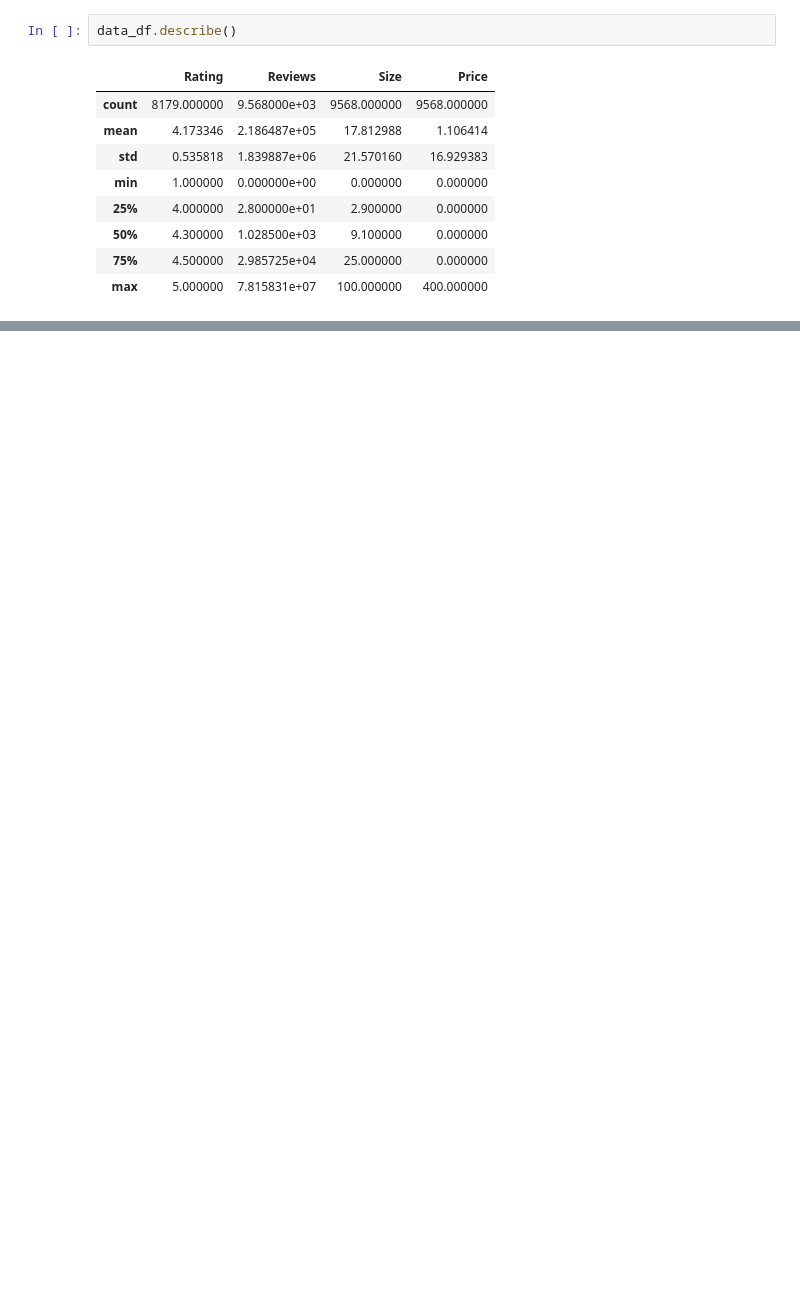
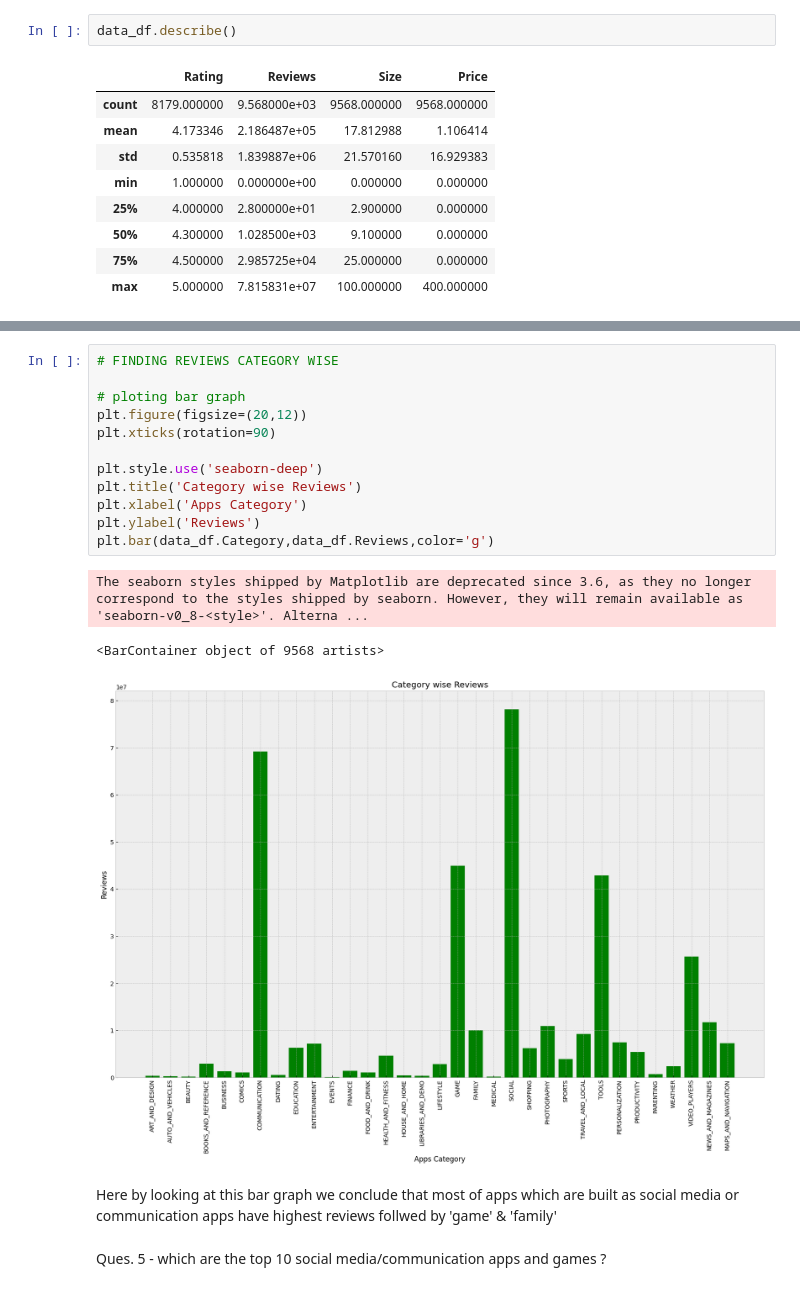
Before and after one commit to pravin2072/Play_store_app, a Jupyter notebook: 13_4_23_Play_store.ipynb, the cells around one changed output, grey strips where cells are left out. Drawn from its saved outputs; the diff is of its cells as text; blank space fills up the shorter version.

```diff
--- a/13_4_23_Play_store.ipynb
+++ b/13_4_23_Play_store.ipynb
@@ -300,0 +518,20 @@ data_df.describe()
+# %%
+# FINDING REVIEWS CATEGORY WISE
+
+# ploting bar graph
+plt.figure(figsize=(20,12))
+plt.xticks(rotation=90)
+
+plt.style.use('seaborn-deep')
+plt.title('Category wise Reviews')
+plt.xlabel('Apps Category')
+plt.ylabel('Reviews')
+plt.bar(data_df.Category,data_df.Reviews,color='g')
+# %% [output]
+The seaborn styles shipped by Matplotlib are deprecated since 3.6, as they no longer correspond to the styles shipped by seaborn. However, they will remain available as 'seaborn-v0_8-<style>'. Alterna ...
+<BarContainer object of 9568 artists>
+[figure, added]
+# %% [markdown]
+Here by looking at this bar graph we conclude that most of apps which are built as social media or communication apps have highest reviews follwed by 'game' & 'family'
+# %% [markdown]
+Ques. 5 - which are the top 10 social media/communication apps and games ?
```
Also changed, not shown: parts of 37 cells of this notebook.
